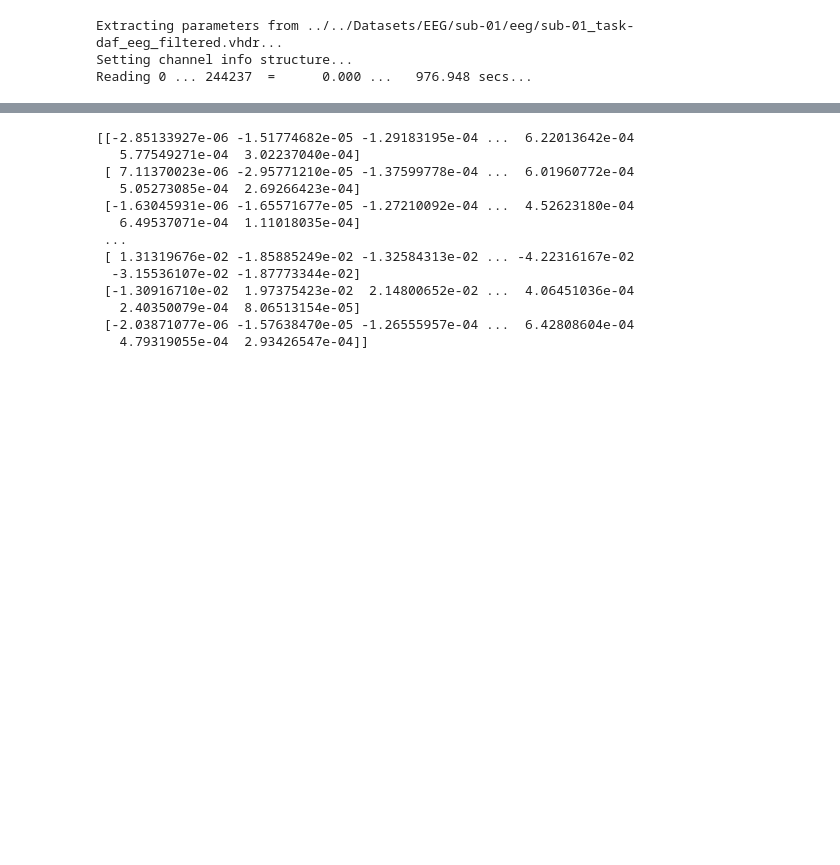
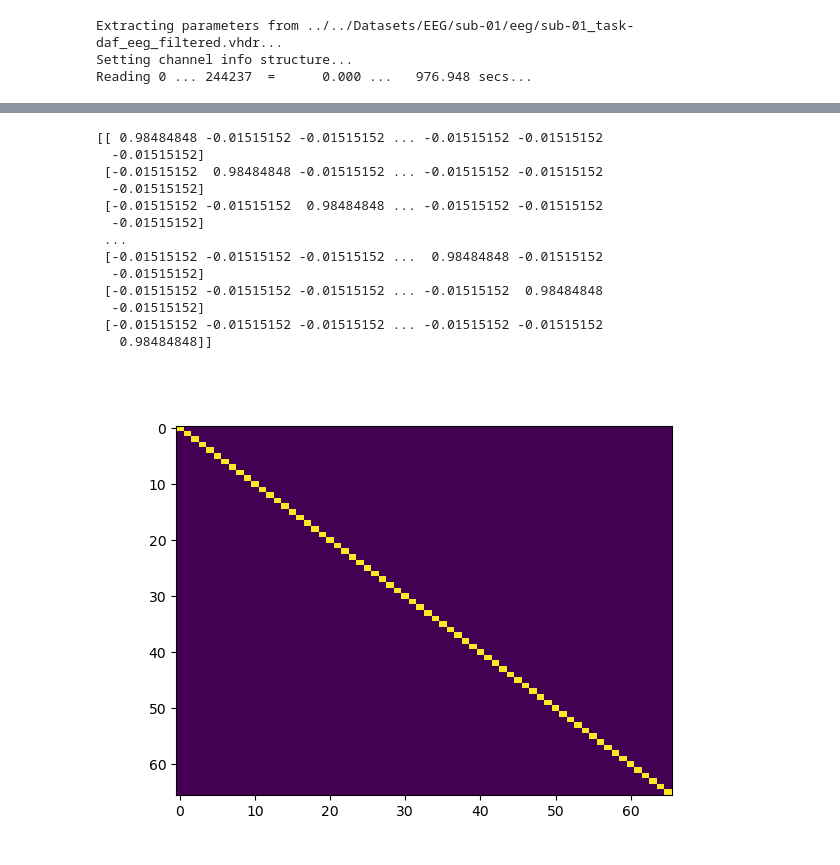
Before and after one commit to mindemory/EEG_MEG_Methods, a Jupyter notebook: MNEPython/Tutorial2_AnswerKey.ipynb, the cells around one changed output, grey strips where cells are left out. Cells and saved outputs as stored; diff of their text form; code cells hidden in the pictures; blank space fills up the shorter version.

```diff
--- a/MNEPython/Tutorial2_AnswerKey.ipynb
+++ b/MNEPython/Tutorial2_AnswerKey.ipynb
@@ -170,50 +209,45 @@ plt.show()
 # %%
-# Re-referencing data to a single channel using matrix multiplication
-# Let's use channel 10 as the reference channel
+# Average Re-referencing via matrix multiplication
+averages_mat = np.ones(n_channels)/n_channels
 
-# Fix this and elaborate on concept of distributitivity and selector matrix by matrix multiplication as well
-
-averages_mat = np.ones(n_channels)/n_channels    ;
-
-reref_data = np.eye(n_channels)@data - averages_mat @ data
-# A * X - B* X
+data_re_ref = (np.eye(n_channels)@data) - (averages_mat @ data)
+# Matrix multiplication is distributive
+# and hence we can do referencing as:
+# A * X - B * X
+# OR
 # (A - B) * X
-reref_data = (np.eye(n_channels)- averages_mat)@data
+data_re_ref = (np.eye(n_channels)- averages_mat)@data
 
 
-print(reref_data)
+MeanMultiplier = np.eye(n_channels) - np.ones((n_channels, n_channels))/n_channels
+print(MeanMultiplier)
+# data_re_ref = np.dot(MeanMultiplier, data)
 
-# ref_channel = 9
-# ReferenceMultiplier = np.eye(n_channels)
-# ReferenceMultiplier[:, ref_channel] = -1
-# ReferenceMultiplier[ref_channel, :] = 0
-# # ReferenceMultiplier[ref_channel, ref_channel] = 1
-# print(ReferenceMultiplier)
-# data_single_ref = (ReferenceMultiplier @ data)
-
-# plt.figure()
-# plt.imshow(ReferenceMultiplier, aspect='auto')
-# plt.show()
-# # # Plot the single re-referenced EEG data
-# # f, axs = plt.subplots(nrows, ncols, figsize=(15, 10))
-# # axs = axs.flatten()
-# # for i in range(n_channels):
+# # Plot the re-referenced EEG data
+# f, axs = plt.subplots(nrows, ncols, figsize=(15, 10))
+# axs = axs.flatten()
+# for i in range(n_channels):
 #     ax = axs.flatten()[i]
-#     ax.plot(data_single_ref[i, :])
+#     ax.plot(data_re_ref[i, :])
 #     ax.set_title(f"Channel {i+1}")
 #     ax.set_xlabel("Time")
 #     ax.set_ylabel("Amplitude")
+
+plt.figure()
+plt.imshow(MeanMultiplier, aspect='auto')
+plt.show()
 # %% [output]
-[[-2.85133927e-06 -1.51774682e-05 -1.29183195e-04 ...  6.22013642e-04
-   5.77549271e-04  3.02237040e-04]
- [ 7.11370023e-06 -2.95771210e-05 -1.37599778e-04 ...  6.01960772e-04
-   5.05273085e-04  2.69266423e-04]
- [-1.63045931e-06 -1.65571677e-05 -1.27210092e-04 ...  4.52623180e-04
-   6.49537071e-04  1.11018035e-04]
+[[ 0.98484848 -0.01515152 -0.01515152 ... -0.01515152 -0.01515152
+  -0.01515152]
+ [-0.01515152  0.98484848 -0.01515152 ... -0.01515152 -0.01515152
+  -0.01515152]
+ [-0.01515152 -0.01515152  0.98484848 ... -0.01515152 -0.01515152
+  -0.01515152]
  ...
- [ 1.31319676e-02 -1.85885249e-02 -1.32584313e-02 ... -4.22316167e-02
-  -3.15536107e-02 -1.87773344e-02]
- [-1.30916710e-02  1.97375423e-02  2.14800652e-02 ...  4.06451036e-04
-   2.40350079e-04  8.06513154e-05]
- [-2.03871077e-06 -1.57638470e-05 -1.26555957e-04 ...  6.42808604e-04
-   4.79319055e-04  2.93426547e-04]]
+ [-0.01515152 -0.01515152 -0.01515152 ...  0.98484848 -0.01515152
+  -0.01515152]
+ [-0.01515152 -0.01515152 -0.01515152 ... -0.01515152  0.98484848
+  -0.01515152]
+ [-0.01515152 -0.01515152 -0.01515152 ... -0.01515152 -0.01515152
+   0.98484848]]
+[figure, added]
```
Also changed, not shown: parts of 17 cells of this notebook, 2 other files.
